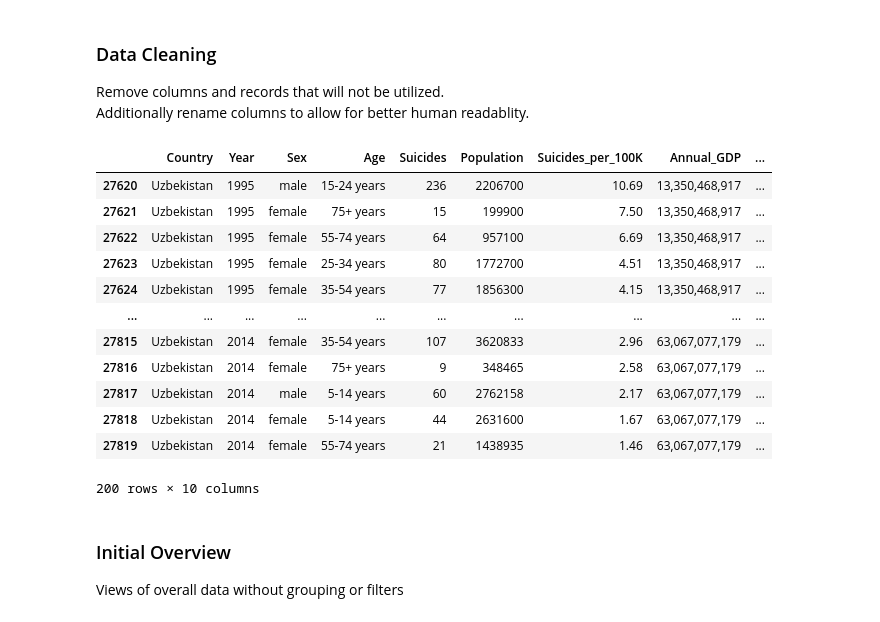
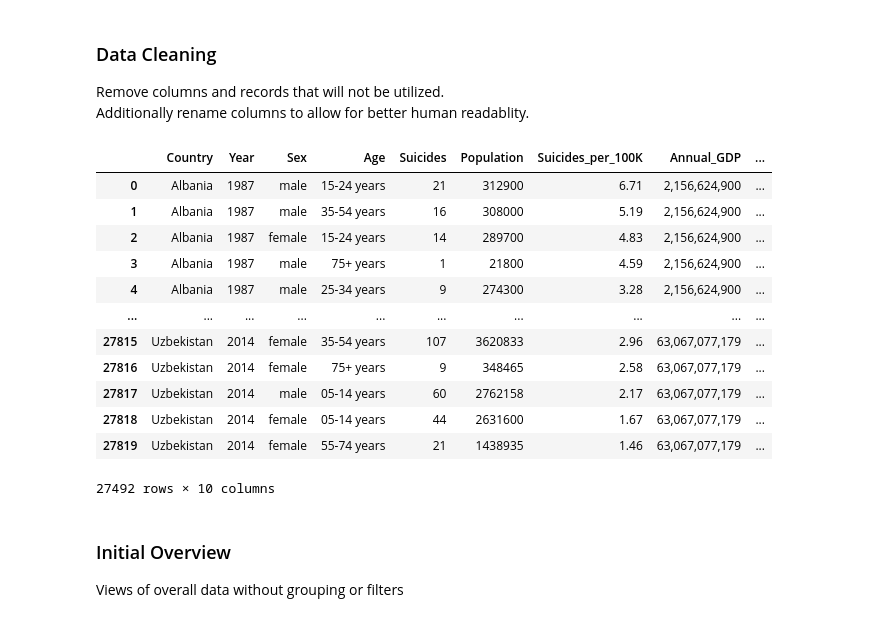
Before and after one commit to JaimeVRodriguez/suicide_rates_eda, a Jupyter notebook: notebooks/suicide_rate_eda.ipynb, the cells around one changed output. Drawn from its saved outputs; the diff is of its cells as text; code cells hidden in the pictures.

```diff
--- a/notebooks/suicide_rate_eda.ipynb
+++ b/notebooks/suicide_rate_eda.ipynb
@@ -44,37 +41,25 @@ initial_data
 ### Data Cleaning
 Remove columns and records that will not be utilized. <br />
 Additionally rename columns to allow for better human readablity.
-# %%
-# remove data from 2015
-data_minus_2016 = initial_data[initial_data.year != 2016]
-
-# Folllowing lines were used to find the countries that had less than 3 years of data
-# country_group = data_minus_2016.groupby('country').count()
-# less_than_three_years = country_group[country_group.year <= 36]
-# less_than_three_years
-
-# remove countries with less than 3 years of data
-country_filter = ['Bosnia and Herzegovina', 'Cabo Verde', 'Dominica', 'Macau', 'Oman', 'Saint Kitts and Nevis', 'San Marino']
-suicide_data = data_minus_2016[~data_minus_2016['country'].isin(country_filter)]
-droped = suicide_data.drop(columns=['country-year', 'HDI for year'])
-
-data = functions.rename(droped)
-
-data.tail(200)
-# %% [output]
-|  | Country | Year | Sex | Age | Suicides | Population | Suicides_per_100K | Annual_GDP | ... |
-| 27620 | Uzbekistan | 1995 | male | 15-24 years | 236 | 2206700 | 10.69 | 13,350,468,917 | ... |
-| 27621 | Uzbekistan | 1995 | female | 75+ years | 15 | 199900 | 7.50 | 13,350,468,917 | ... |
-| 27622 | Uzbekistan | 1995 | female | 55-74 years | 64 | 957100 | 6.69 | 13,350,468,917 | ... |
-| 27623 | Uzbekistan | 1995 | female | 25-34 years | 80 | 1772700 | 4.51 | 13,350,468,917 | ... |
-| 27624 | Uzbekistan | 1995 | female | 35-54 years | 77 | 1856300 | 4.15 | 13,350,468,917 | ... |
-| ... | ... | ... | ... | ... | ... | ... | ... | ... | ... |
-| 27815 | Uzbekistan | 2014 | female | 35-54 years | 107 | 3620833 | 2.96 | 63,067,077,179 | ... |
-| 27816 | Uzbekistan | 2014 | female | 75+ years | 9 | 348465 | 2.58 | 63,067,077,179 | ... |
-| 27817 | Uzbekistan | 2014 | male | 5-14 years | 60 | 2762158 | 2.17 | 63,067,077,179 | ... |
-| 27818 | Uzbekistan | 2014 | female | 5-14 years | 44 | 2631600 | 1.67 | 63,067,077,179 | ... |
-| 27819 | Uzbekistan | 2014 | female | 55-74 years | 21 | 1438935 | 1.46 | 63,067,077,179 | ... |
-200 rows × 10 columns
+# %%
+data = functions.clean_data(initial_data, 2016, '5-14 years',
+                            '05-14 years', ['country-year', 'HDI for year'])
+
+data
+# %% [output]
+|  | Country | Year | Sex | Age | Suicides | Population | Suicides_per_100K | Annual_GDP | ... |
+| 0 | Albania | 1987 | male | 15-24 years | 21 | 312900 | 6.71 | 2,156,624,900 | ... |
+| 1 | Albania | 1987 | male | 35-54 years | 16 | 308000 | 5.19 | 2,156,624,900 | ... |
+| 2 | Albania | 1987 | female | 15-24 years | 14 | 289700 | 4.83 | 2,156,624,900 | ... |
+| 3 | Albania | 1987 | male | 75+ years | 1 | 21800 | 4.59 | 2,156,624,900 | ... |
+| 4 | Albania | 1987 | male | 25-34 years | 9 | 274300 | 3.28 | 2,156,624,900 | ... |
+| ... | ... | ... | ... | ... | ... | ... | ... | ... | ... |
+| 27815 | Uzbekistan | 2014 | female | 35-54 years | 107 | 3620833 | 2.96 | 63,067,077,179 | ... |
+| 27816 | Uzbekistan | 2014 | female | 75+ years | 9 | 348465 | 2.58 | 63,067,077,179 | ... |
+| 27817 | Uzbekistan | 2014 | male | 05-14 years | 60 | 2762158 | 2.17 | 63,067,077,179 | ... |
+| 27818 | Uzbekistan | 2014 | female | 05-14 years | 44 | 2631600 | 1.67 | 63,067,077,179 | ... |
+| 27819 | Uzbekistan | 2014 | female | 55-74 years | 21 | 1438935 | 1.46 | 63,067,077,179 | ... |
+27492 rows × 10 columns
 # %% [markdown]
 ### Initial Overview
 Views of overall data without grouping or filters
```
Also changed, not shown: parts of 6 cells of this notebook, 1 other file.
